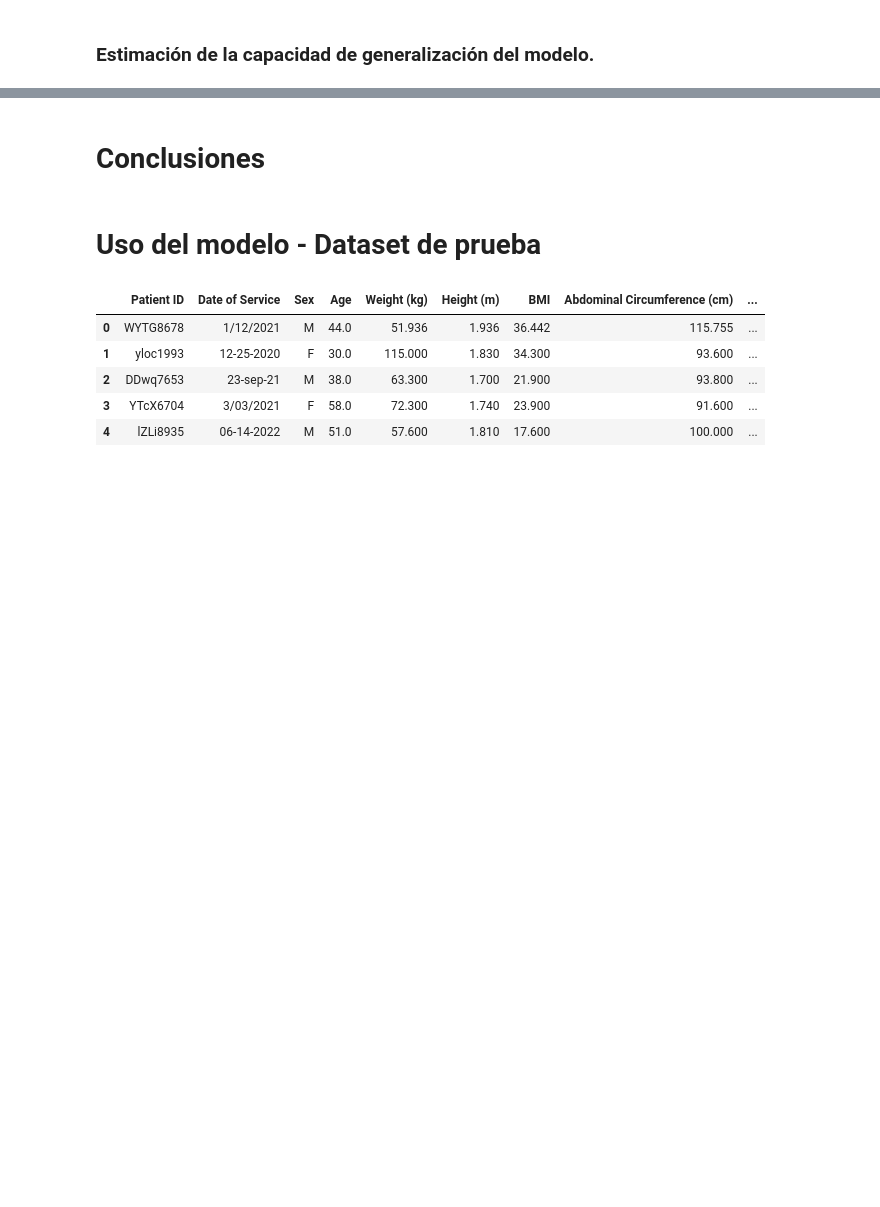
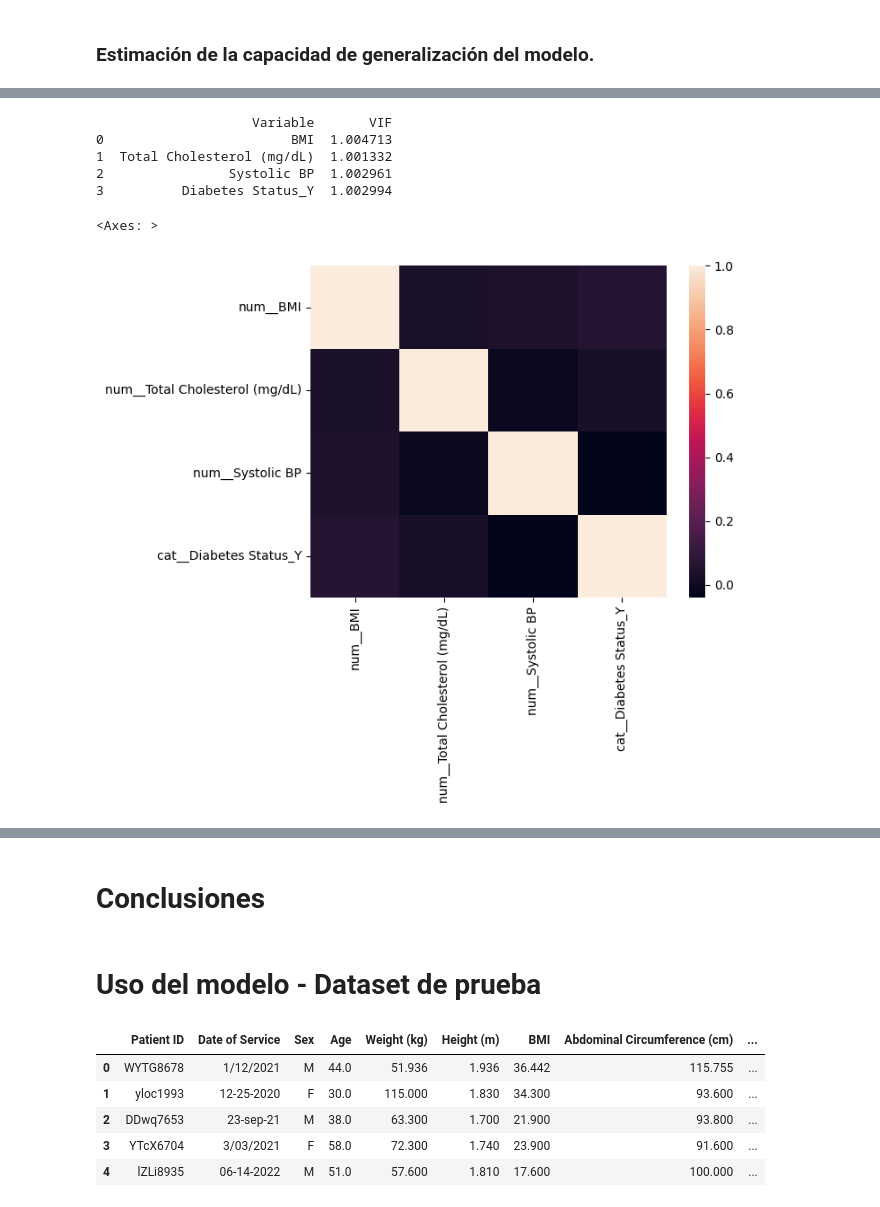
Before and after one commit to ML-2026-10/Lab1-LinearRegression, a Jupyter notebook: ml_lab1.ipynb, the cells around one changed output, grey strips where cells are left out. Drawn from its saved outputs; the diff is of its cells as text; code cells hidden in the pictures; blank space fills up the shorter version.

```diff
--- a/ml_lab1.ipynb
+++ b/ml_lab1.ipynb
@@ -1007,8 +1144,8 @@ Xt_train_df.head()
 ### Entrenamiento del modelo de regresión lineal.
 # %%
 # Modelo = LinearRegression()
-Modelo = Ridge(alpha=0.9)
-# Modelo = Lasso(alpha=0.1)
+# Modelo = Ridge(alpha=1)
+Modelo = Lasso(alpha=0.1)
 
 Modelo.fit(Xt_train_df,y_train)
 # %% [output]
@@ -1081,0 +1233,29 @@ coef_df
+# %%
+X_vif = Xt_train_df.select_dtypes(include="number").copy()
+clean_columns = (
+    X_vif.columns
+         .str.replace("^num__", "", regex=True)
+         .str.replace("^cat__", "", regex=True)
+)
+vif_values = []
+with np.errstate(divide="ignore", invalid="ignore"):
+    for i in range(X_vif.shape[1]):
+        vif = variance_inflation_factor(X_vif.values, i)
+        vif_values.append(vif)
+
+vif_data = pd.DataFrame({
+    "Variable": clean_columns,
+    "VIF": vif_values
+})
+print(vif_data)
+# %% [output]
+                    Variable       VIF
+0                        BMI  1.004713
+1  Total Cholesterol (mg/dL)  1.001332
+2                Systolic BP  1.002961
+3          Diabetes Status_Y  1.002994
+# %%
+sns.heatmap(Xt_train_df.corr(numeric_only=True))
+# %% [output]
+<Axes: >
+[figure, added]
```
Also changed, not shown: parts of 31 cells of this notebook.
